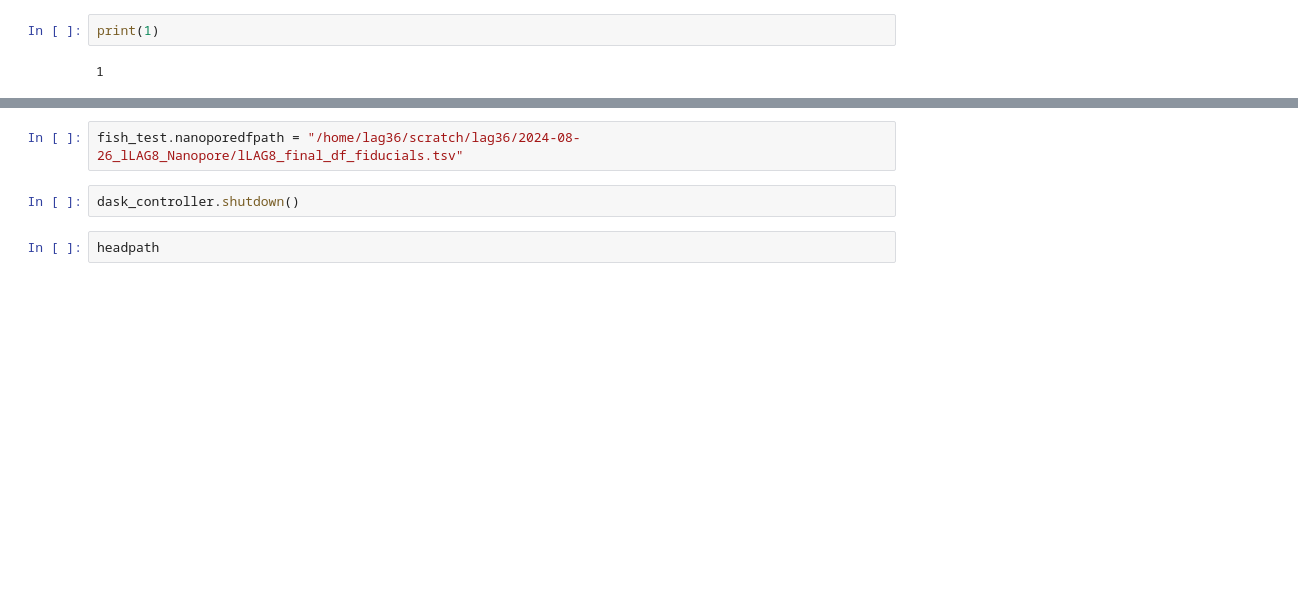
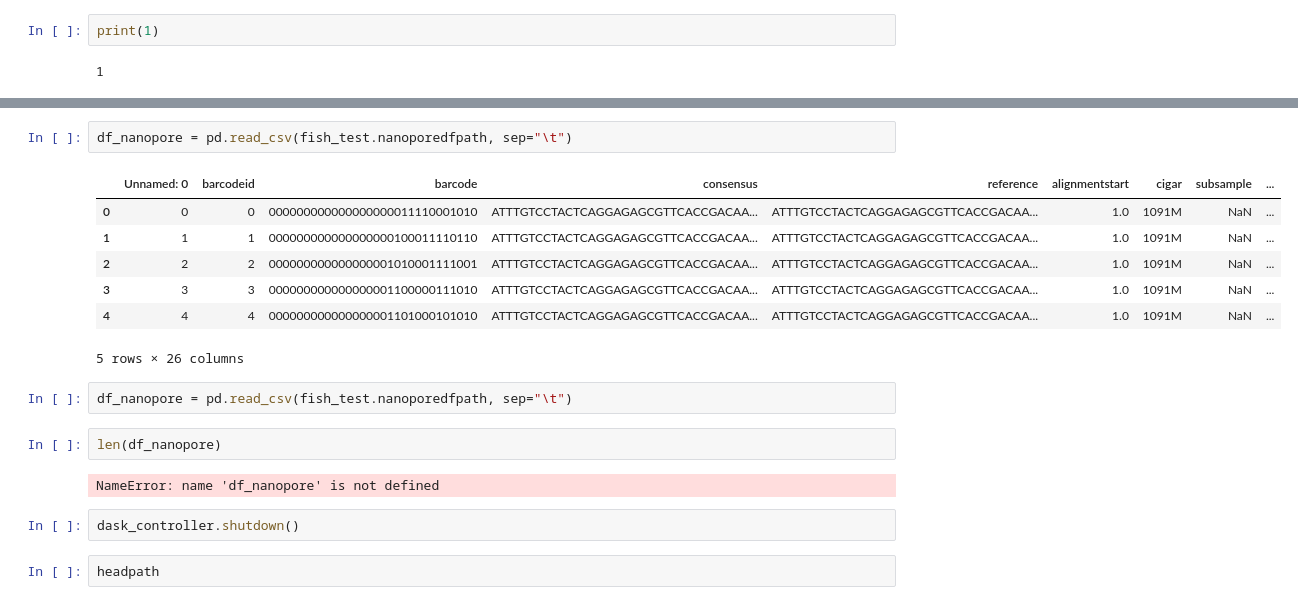
Before and after one commit to gutiloluis/lag_paulsson-lab, a Jupyter notebook: crispri-env_dev_notebooks/bsubtilis_CRISPRi_libraries/2025-07-13_lLAG8-EZRDM-30C-Run-03/lLAG8_EZRDM_30C_Run-03_01_Core_Image_Processing.ipynb, the cells around one changed output, grey strips where cells are left out. Cells and saved outputs as stored; diff of their text form; blank space fills up the shorter version.

```diff
--- a/crispri-env_dev_notebooks/bsubtilis_CRISPRi_libraries/2025-07-13_lLAG8-EZRDM-30C-Run-03/lLAG8_EZRDM_30C_Run-03_01_Core_Image_Processing.ipynb
+++ b/crispri-env_dev_notebooks/bsubtilis_CRISPRi_libraries/2025-07-13_lLAG8-EZRDM-30C-Run-03/lLAG8_EZRDM_30C_Run-03_01_Core_Image_Processing.ipynb
@@ -2159,5 +2016,19 @@ fish_test.nanoporedfpath
-# %%
-fish_test.nanoporedfpath = "/home/lag36/scratch/lag36/2024-08-26_lLAG8_Nanopore/lLAG8_final_df_fiducials.tsv"
+# %%
+df_nanopore = pd.read_csv(fish_test.nanoporedfpath, sep="\t")
+# %% [output]
+|  | Unnamed: 0 | barcodeid | barcode | consensus | reference | alignmentstart | cigar | subsample | ... |
+| 0 | 0 | 0 | 000000000000000000011110001010 | ATTTGTCCTACTCAGGAGAGCGTTCACCGACAA... | ATTTGTCCTACTCAGGAGAGCGTTCACCGACAA... | 1.0 | 1091M | NaN | ... |
+| 1 | 1 | 1 | 000000000000000000100011110110 | ATTTGTCCTACTCAGGAGAGCGTTCACCGACAA... | ATTTGTCCTACTCAGGAGAGCGTTCACCGACAA... | 1.0 | 1091M | NaN | ... |
+| 2 | 2 | 2 | 000000000000000001010001111001 | ATTTGTCCTACTCAGGAGAGCGTTCACCGACAA... | ATTTGTCCTACTCAGGAGAGCGTTCACCGACAA... | 1.0 | 1091M | NaN | ... |
+| 3 | 3 | 3 | 000000000000000001100000111010 | ATTTGTCCTACTCAGGAGAGCGTTCACCGACAA... | ATTTGTCCTACTCAGGAGAGCGTTCACCGACAA... | 1.0 | 1091M | NaN | ... |
+| 4 | 4 | 4 | 000000000000000001101000101010 | ATTTGTCCTACTCAGGAGAGCGTTCACCGACAA... | ATTTGTCCTACTCAGGAGAGCGTTCACCGACAA... | 1.0 | 1091M | NaN | ... |
+5 rows × 26 columns
+# %%
+df_nanopore = pd.read_csv(fish_test.nanoporedfpath, sep="\t")
+# %%
+len(df_nanopore)
+# %% [output]
+NameError: name 'df_nanopore' is not defined
 # %%
 dask_controller.shutdown()
 # %%
```
Also changed, not shown: parts of 70 cells of this notebook, 3 other files.
